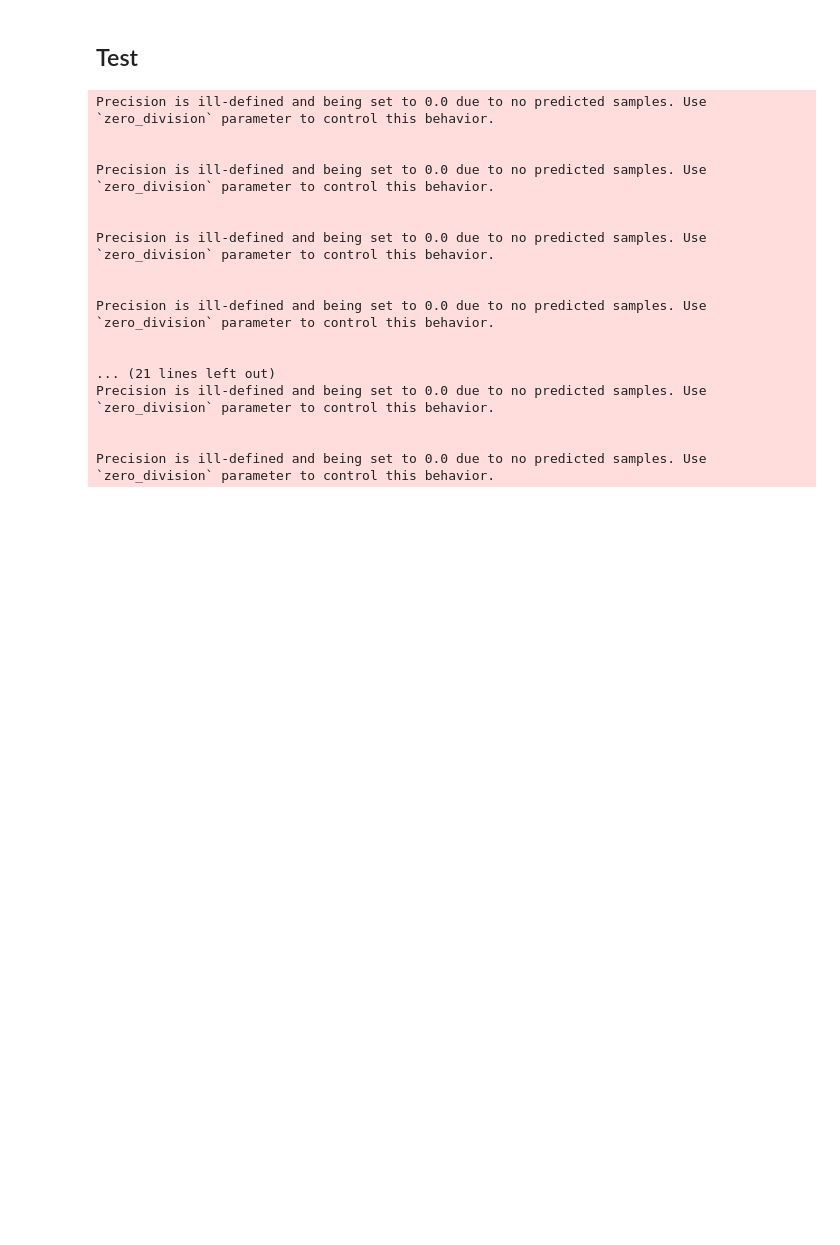
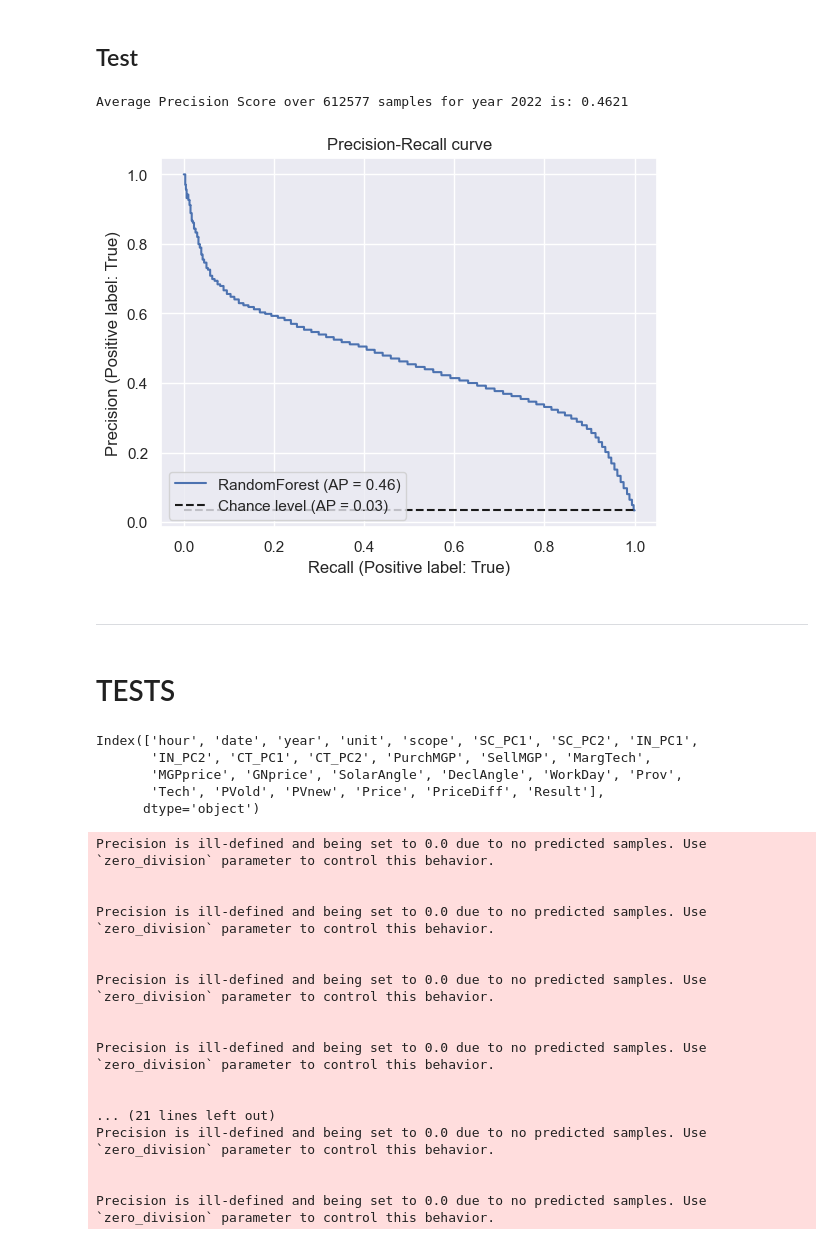
Before and after one commit to gkchln/asm_forecast, a Jupyter notebook: modeling/ModelTrainTest.ipynb, the cells around one changed output. Drawn from its saved outputs; the diff is of its cells as text; code cells hidden in the pictures; blank space fills up the shorter version.

```diff
--- a/modeling/ModelTrainTest.ipynb
+++ b/modeling/ModelTrainTest.ipynb
@@ -27,8 +27,8 @@ import joblib
 scope = 'OFF'
 input_path = f'../data/3_output/ML_dataset_{scope}.pkl'
 
-train_years = [2020]
-test_years = [2021]
+train_years = [2018]
+test_years = [2022]
 
 subsample_size = None
 
@@ -51,14 +51,11 @@ other_features = [
     'CT_PC2',
     'PurchMGP',
     'SellMGP',
-    'MGPprice',
-    'GNprice',
-    'Price',
     'SolarAngle',
     'DeclAngle',
     'PVold',
     'PVnew',
-    'PriceDiff'
+    'PriceDiff',
 ]
 
 features = other_features + features_to_encode
@@ -178,7 +175,7 @@ Input features are:
 # %%
 %%time
 
-retrain = True
+retrain = False
 model_path = '{}/model_dumps/model_trained_{}_{}.joblib'.format(scope, scope, '_'.join([str(year) for year in train_years]))
 
 if retrain:
@@ -189,8 +186,8 @@ if retrain:
 
     clf.fit(X_train, y_train)
 
-    # joblib.dump(clf, model_path)
-    # print(f'Model saved at {model_path}\n')
+    joblib.dump(clf, model_path)
+    print(f'Model saved at {model_path}\n')
 
 else:
     clf = joblib.load(model_path)
@@ -201,5 +200,31 @@ Wall time: 1min 42s
 # %% [markdown]
 ## Test
+# %%
+y_probs = pd.Series(clf.predict_proba(X_test)[:,1], index=test_df.index)
+
+APS = average_precision_score(y_test, y_probs)
+
+print('Average Precision Score over {} samples for year {} is: {}'.format(len(y_test), ' '.join([str(year) for year in test_years]), round(APS, 4)))
+
+display = PrecisionRecallDisplay.from_estimator(
+    clf, X_test, y_test, name="RandomForest", plot_chance_level=True
+)
+_ = display.ax_.set_title("Precision-Recall curve")
+# %% [output]
+Average Precision Score over 612577 samples for year 2022 is: 0.4621
+[figure, added]
+# %% [markdown]
+---
+# %% [markdown]
+# TESTS
+# %%
+input_df.columns
+# %% [output]
+Index(['hour', 'date', 'year', 'unit', 'scope', 'SC_PC1', 'SC_PC2', 'IN_PC1',
+       'IN_PC2', 'CT_PC1', 'CT_PC2', 'PurchMGP', 'SellMGP', 'MargTech',
+       'MGPprice', 'GNprice', 'SolarAngle', 'DeclAngle', 'WorkDay', 'Prov',
+       'Tech', 'PVold', 'PVnew', 'Price', 'PriceDiff', 'Result'],
+      dtype='object')
 # %%
 find_threshold = True
 
```
Also changed, not shown: parts of 7 cells of this notebook.
